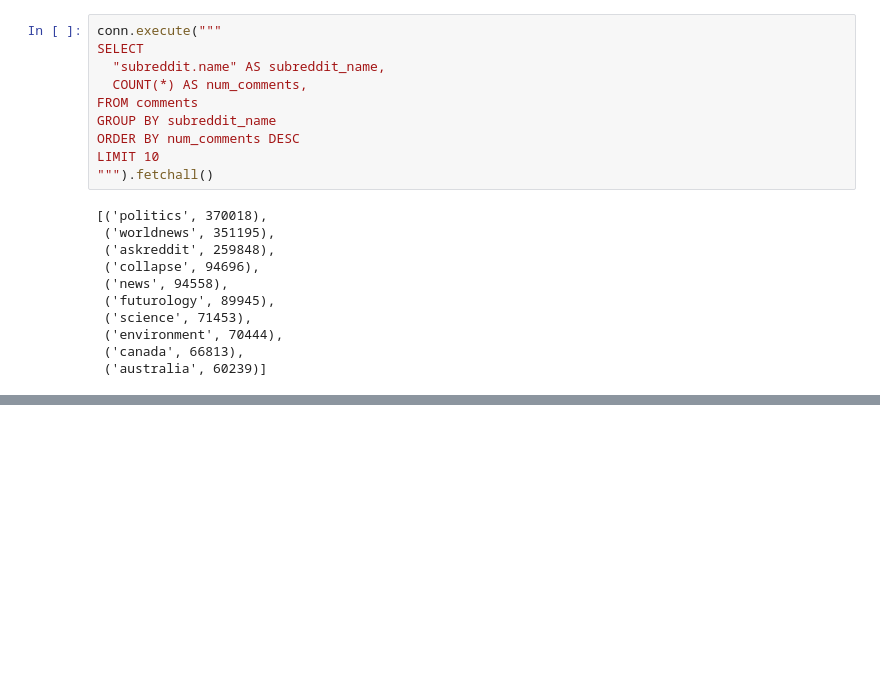
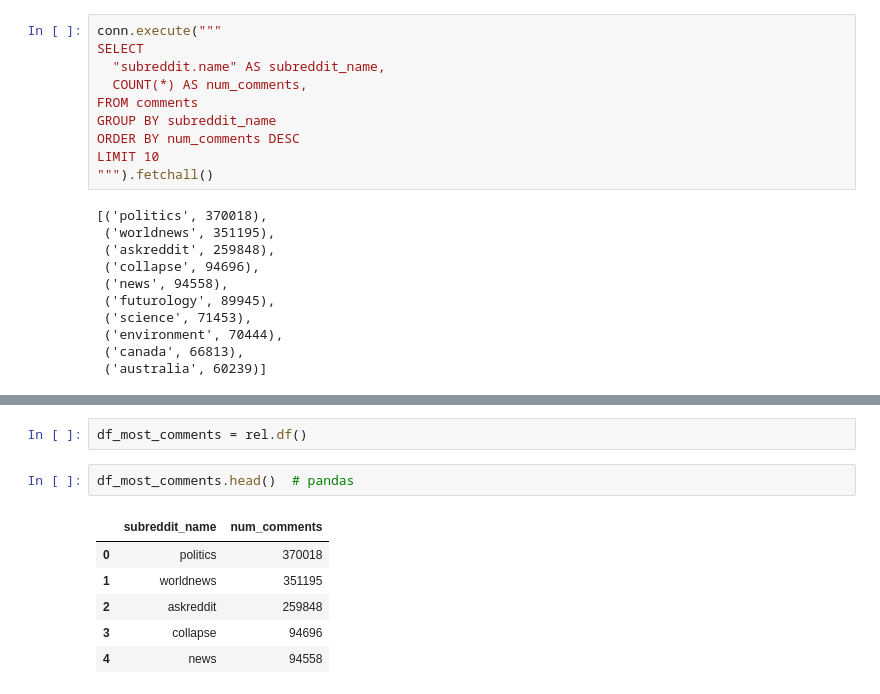
Before and after one commit to astrojuanlu/orchest-duckdb, a Jupyter notebook: analyze-data.ipynb, the cells around one changed output, grey strips where cells are left out. Cells and saved outputs as stored; diff of their text form; blank space fills up the shorter version.

```diff
--- a/analyze-data.ipynb
+++ b/analyze-data.ipynb
@@ -130,0 +218,11 @@ ORDER BY num_comments DESC
+# %%
+df_most_comments = rel.df()
+# %%
+df_most_comments.head()  # pandas
+# %% [output]
+|  | subreddit_name | num_comments |
+| 0 | politics | 370018 |
+| 1 | worldnews | 351195 |
+| 2 | askreddit | 259848 |
+| 3 | collapse | 94696 |
+| 4 | news | 94558 |
```
Also changed, not shown: parts of 22 cells of this notebook, 1 other file.
